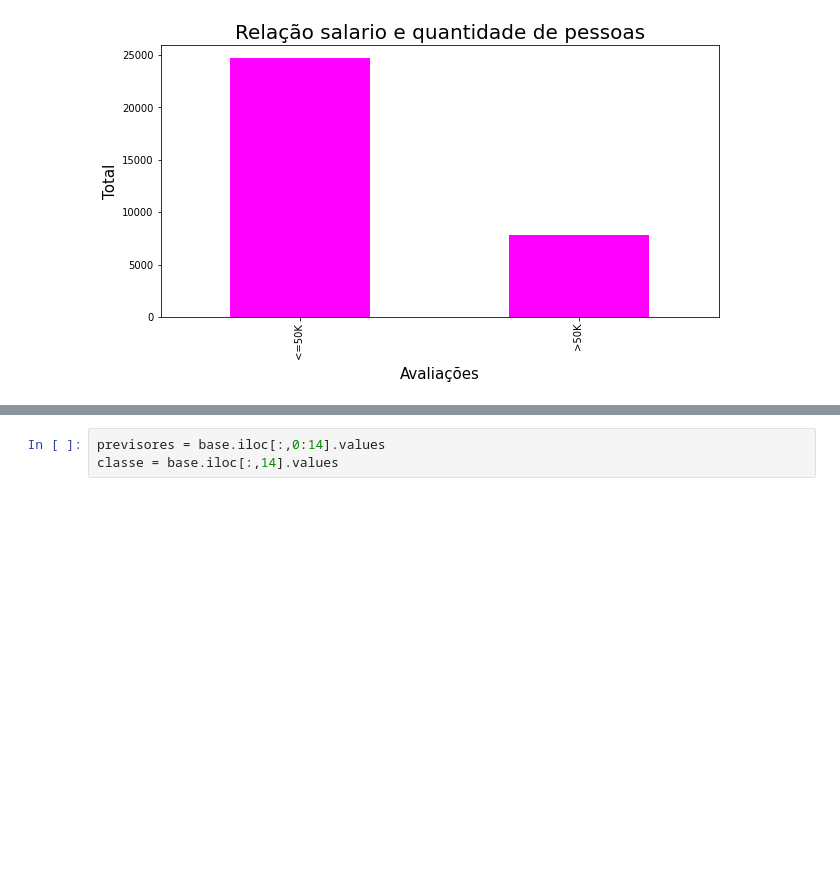
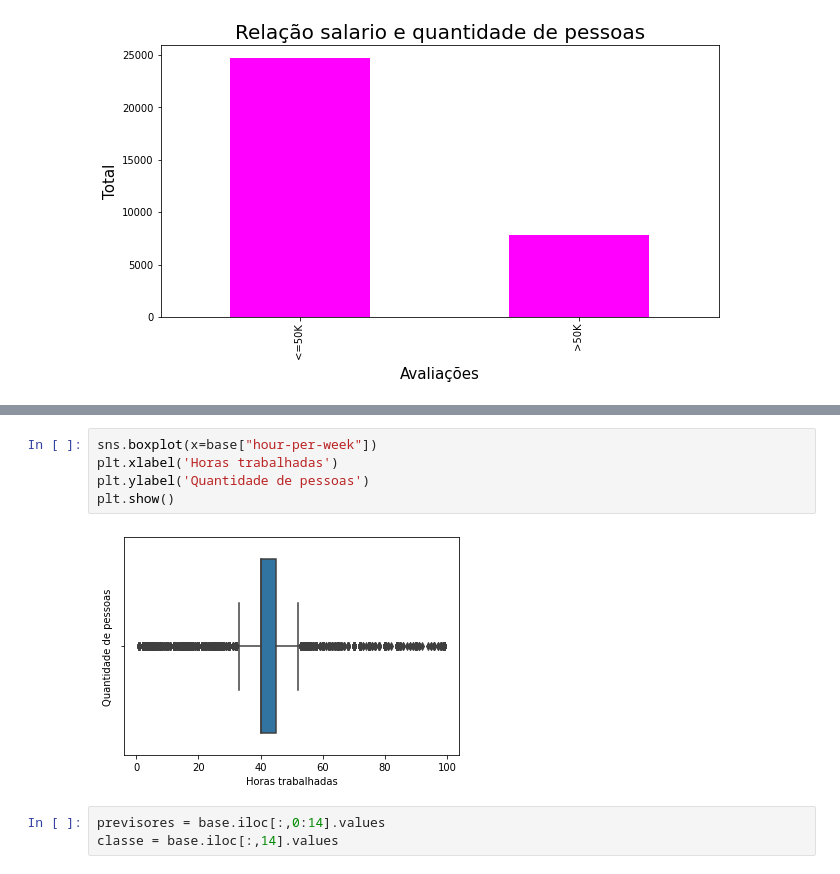
Before and after one commit to bernardo300/ML-algoritmos, a Jupyter notebook: tree/census_data_florest.ipynb, the cells around one changed output, grey strips where cells are left out. Saved outputs shown, nothing was run; the diff lists cells and outputs as text; blank space fills up the shorter version.

```diff
--- a/tree/census_data_florest.ipynb
+++ b/tree/census_data_florest.ipynb
@@ -54,3 +123,10 @@ as primeira 14 colunas [0:14] são os atributos, e a ultima coluna a 14 é o tar
+# %%
+sns.boxplot(x=base["hour-per-week"])
+plt.xlabel('Horas trabalhadas')
+plt.ylabel('Quantidade de pessoas')
+plt.show()
+# %% [output]
+[figure, added]
 # %%
 previsores = base.iloc[:,0:14].values
 classe = base.iloc[:,14].values
```
Also changed, not shown: parts of 23 cells of this notebook.
